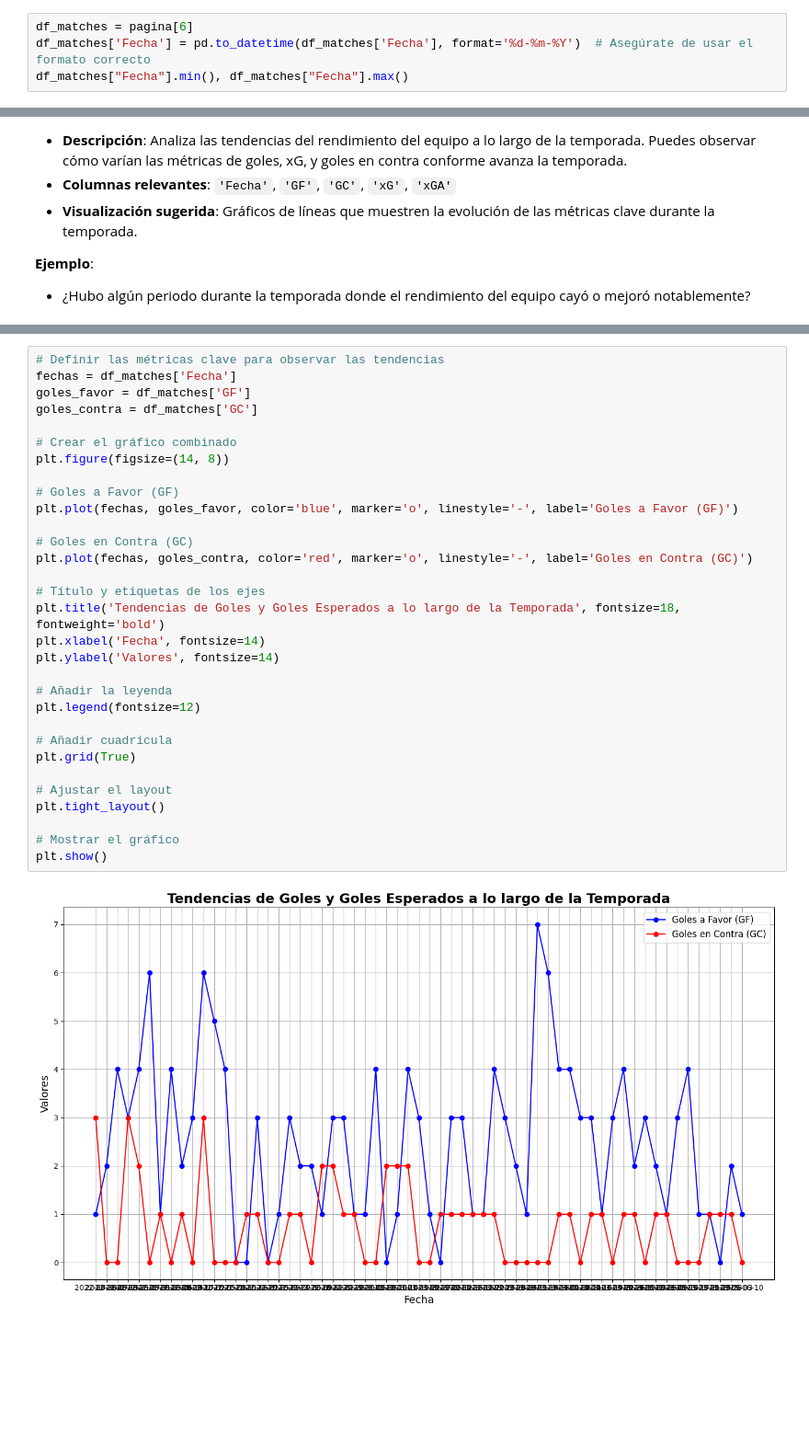
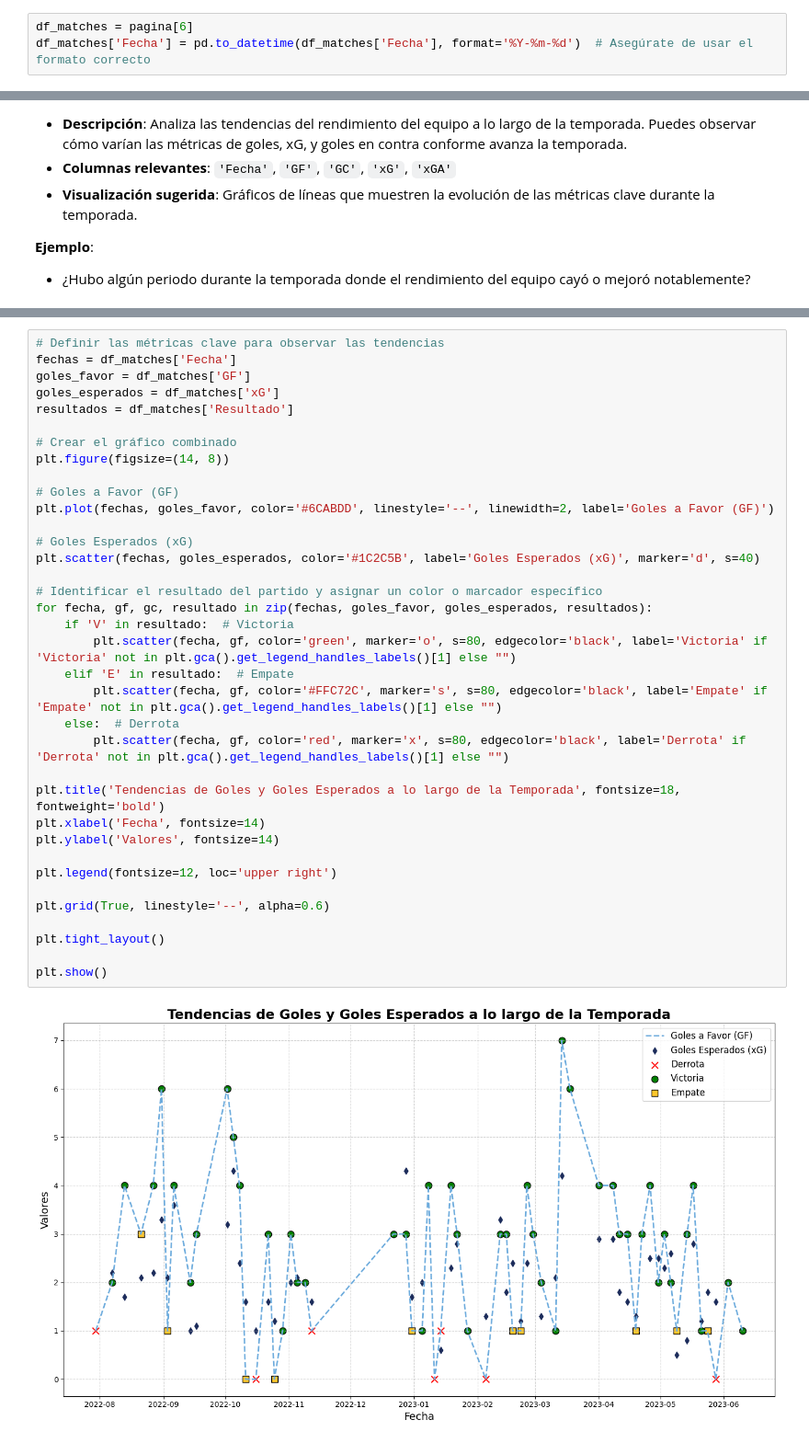
Before and after one commit to JoseCebrian12/ManCity2022-2023, a Jupyter notebook: etl.ipynb, the cells around one changed output, grey strips where cells are left out. Shown at 92% size. Saved outputs shown, nothing was run; the diff lists cells and outputs as text; blank space fills up the shorter version.

```diff
--- a/etl.ipynb
+++ b/etl.ipynb
@@ -492,4 +466,3 @@ plt.show()
 # %%
 df_matches = pagina[6]
-df_matches['Fecha'] = pd.to_datetime(df_matches['Fecha'], format='%d-%m-%Y')  # Asegúrate de usar el formato correcto
-df_matches["Fecha"].min(), df_matches["Fecha"].max()
+df_matches['Fecha'] = pd.to_datetime(df_matches['Fecha'], format='%Y-%m-%d')  # Asegúrate de usar el formato correcto
@@ -608,33 +559,38 @@ df_matches['Fecha'] = pd.to_datetime(df_matches['Fecha'], format='%Y-%m-%d')  #
 # %%
 # Definir las métricas clave para observar las tendencias
 fechas = df_matches['Fecha']
 goles_favor = df_matches['GF']
-goles_contra = df_matches['GC']
+goles_esperados = df_matches['xG']
+resultados = df_matches['Resultado']
 
 # Crear el gráfico combinado
 plt.figure(figsize=(14, 8))
 
 # Goles a Favor (GF)
-plt.plot(fechas, goles_favor, color='blue', marker='o', linestyle='-', label='Goles a Favor (GF)')
+plt.plot(fechas, goles_favor, color='#6CABDD', linestyle='--', linewidth=2, label='Goles a Favor (GF)')
 
-# Goles en Contra (GC)
-plt.plot(fechas, goles_contra, color='red', marker='o', linestyle='-', label='Goles en Contra (GC)')
+# Goles Esperados (xG)
+plt.scatter(fechas, goles_esperados, color='#1C2C5B', label='Goles Esperados (xG)', marker='d', s=40)
 
-# Título y etiquetas de los ejes
+# Identificar el resultado del partido y asignar un color o marcador específico
+for fecha, gf, gc, resultado in zip(fechas, goles_favor, goles_esperados, resultados):
+    if 'V' in resultado:  # Victoria
+        plt.scatter(fecha, gf, color='green', marker='o', s=80, edgecolor='black', label='Victoria' if 'Victoria' not in plt.gca().get_legend_handles_labels()[1] else "")
+    elif 'E' in resultado:  # Empate
+        plt.scatter(fecha, gf, color='#FFC72C', marker='s', s=80, edgecolor='black', label='Empate' if 'Empate' not in plt.gca().get_legend_handles_labels()[1] else "")
+    else:  # Derrota
+        plt.scatter(fecha, gf, color='red', marker='x', s=80, edgecolor='black', label='Derrota' if 'Derrota' not in plt.gca().get_legend_handles_labels()[1] else "")
+
 plt.title('Tendencias de Goles y Goles Esperados a lo largo de la Temporada', fontsize=18, fontweight='bold')
 plt.xlabel('Fecha', fontsize=14)
 plt.ylabel('Valores', fontsize=14)
 
-# Añadir la leyenda
-plt.legend(fontsize=12)
+plt.legend(fontsize=12, loc='upper right')
 
-# Añadir cuadrícula
-plt.grid(True)
+plt.grid(True, linestyle='--', alpha=0.6)
 
-# Ajustar el layout
 plt.tight_layout()
 
-# Mostrar el gráfico
 plt.show()
 # %% [output]
-[figure, old version]
+[figure, new version]
```
Also changed, not shown: parts of 37 cells of this notebook.
